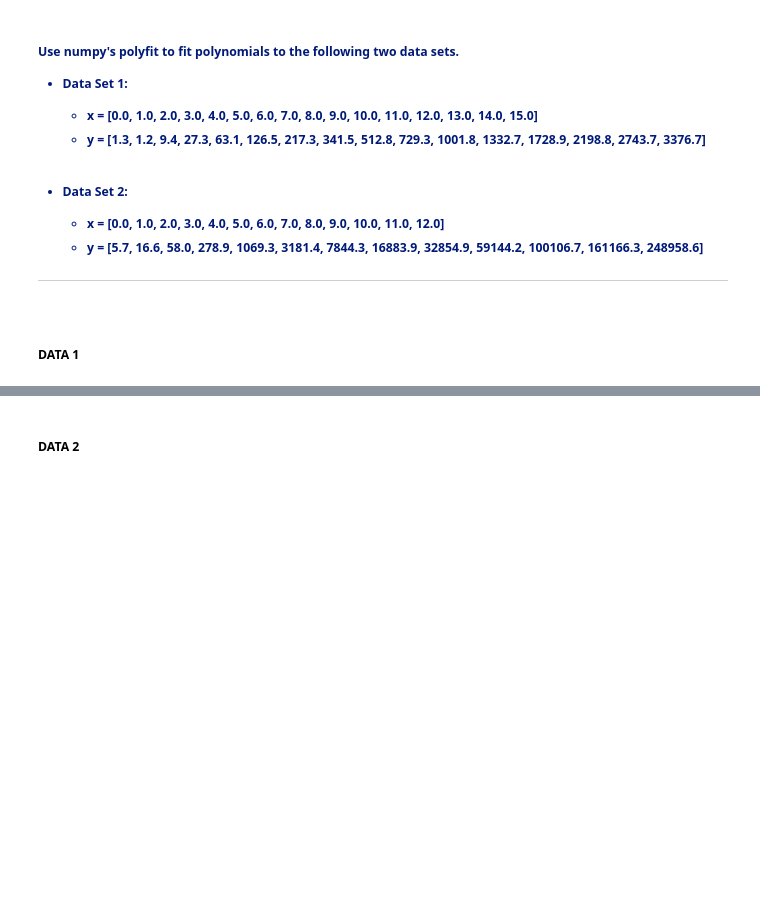
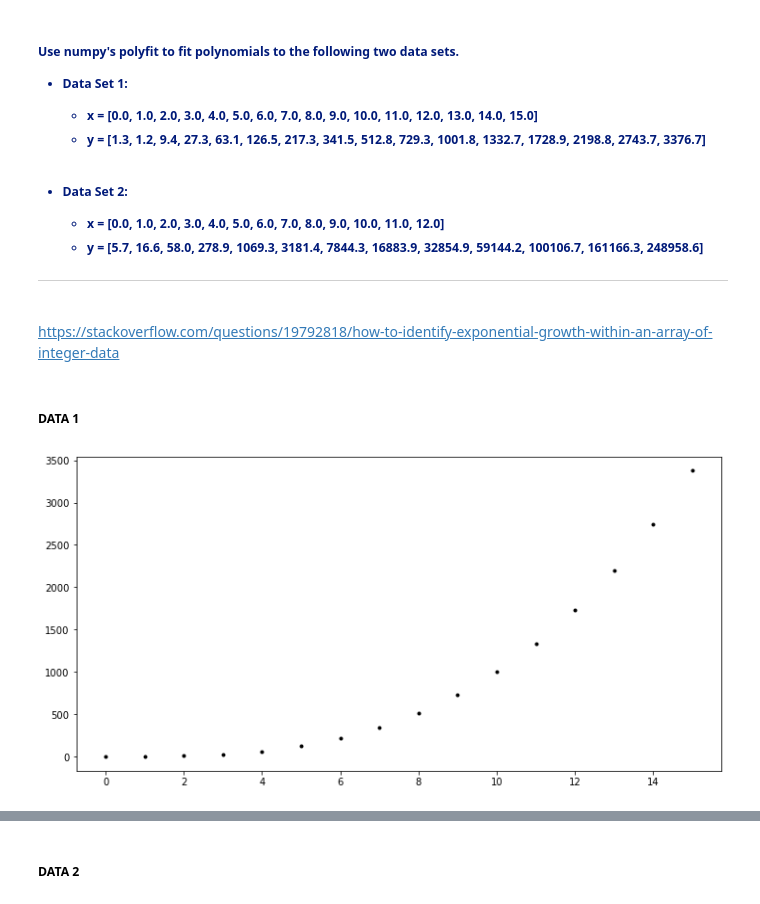
Before and after one commit to AnteDujic/MLS---Assesment, a Jupyter notebook: Practicals/03-parameters.ipynb, the cells around one changed output, grey strips where cells are left out. Cells and saved outputs as stored; diff of their text form; code cells hidden in the pictures; blank space fills up the shorter version.

```diff
--- a/Practicals/03-parameters.ipynb
+++ b/Practicals/03-parameters.ipynb
@@ -97,6 +97,8 @@ ax.plot(x, params[0] * x + params[1], 'b-');
     - y = [5.7, 16.6, 58.0, 278.9, 1069.3, 3181.4, 7844.3, 16883.9, 32854.9, 59144.2, 100106.7, 161166.3, 248958.6] </h5>
 
 <hr style="border-top: 1px solid #001a79;" />
+# %% [markdown]
+https://stackoverflow.com/questions/19792818/how-to-identify-exponential-growth-within-an-array-of-integer-data
 # %% [markdown]
 ##### DATA 1
 # %%
@@ -105,2 +108,10 @@ y = [1.3, 1.2, 9.4, 27.3, 63.1, 126.5, 217.3, 341.5, 512.8, 729.3, 1001.8, 1332.
 x = np.array(x)
 y = np.array(y)
+# %%
+# Create a plot.
+fig, ax = plt.subplots(figsize=(12,6))
+
+# Plot x vs y.
+ax.plot(x, y, 'k.');
+# %% [output]
+[figure, added]
```
Also changed, not shown: parts of 11 cells of this notebook, 1 other file.
